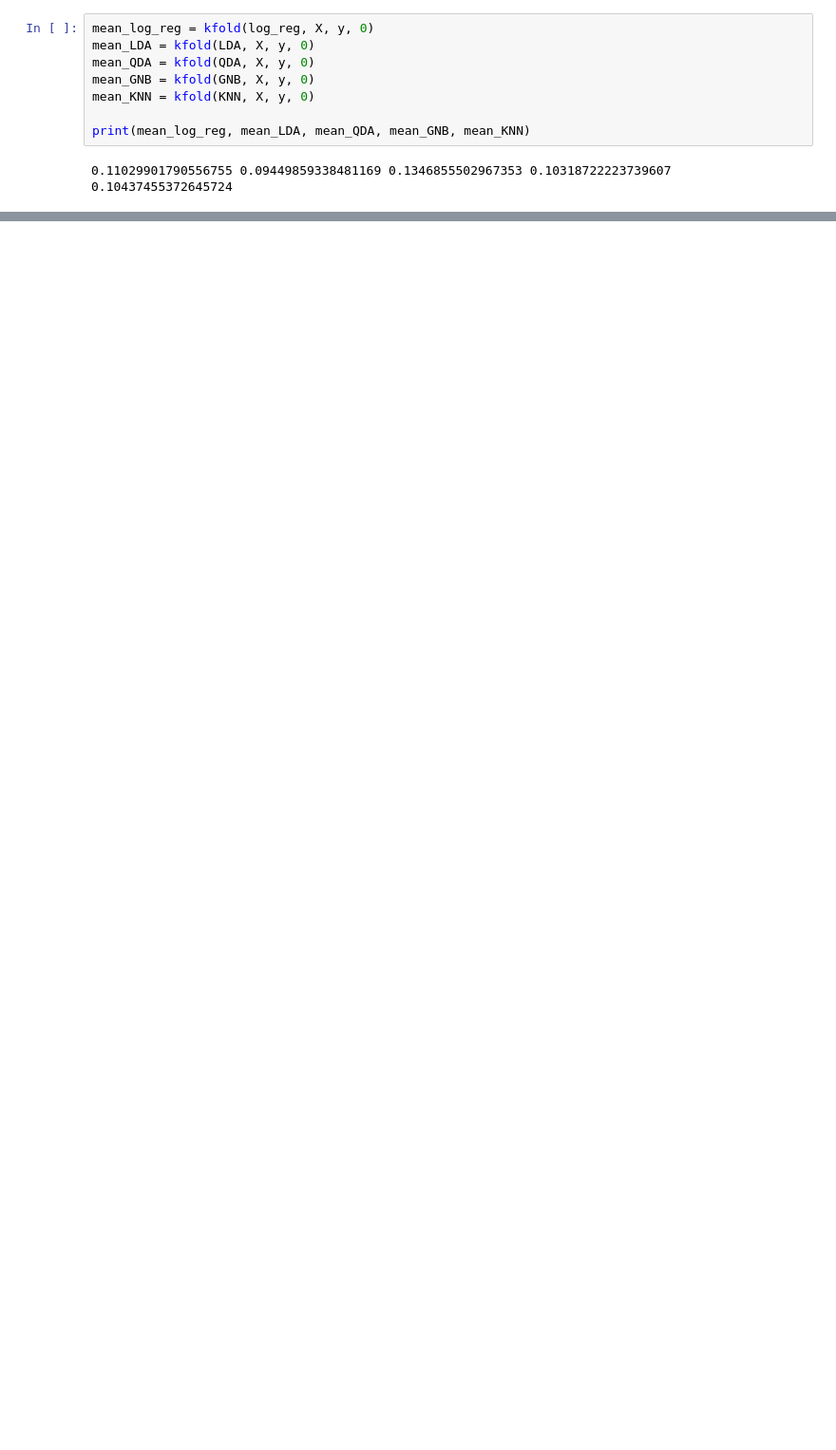
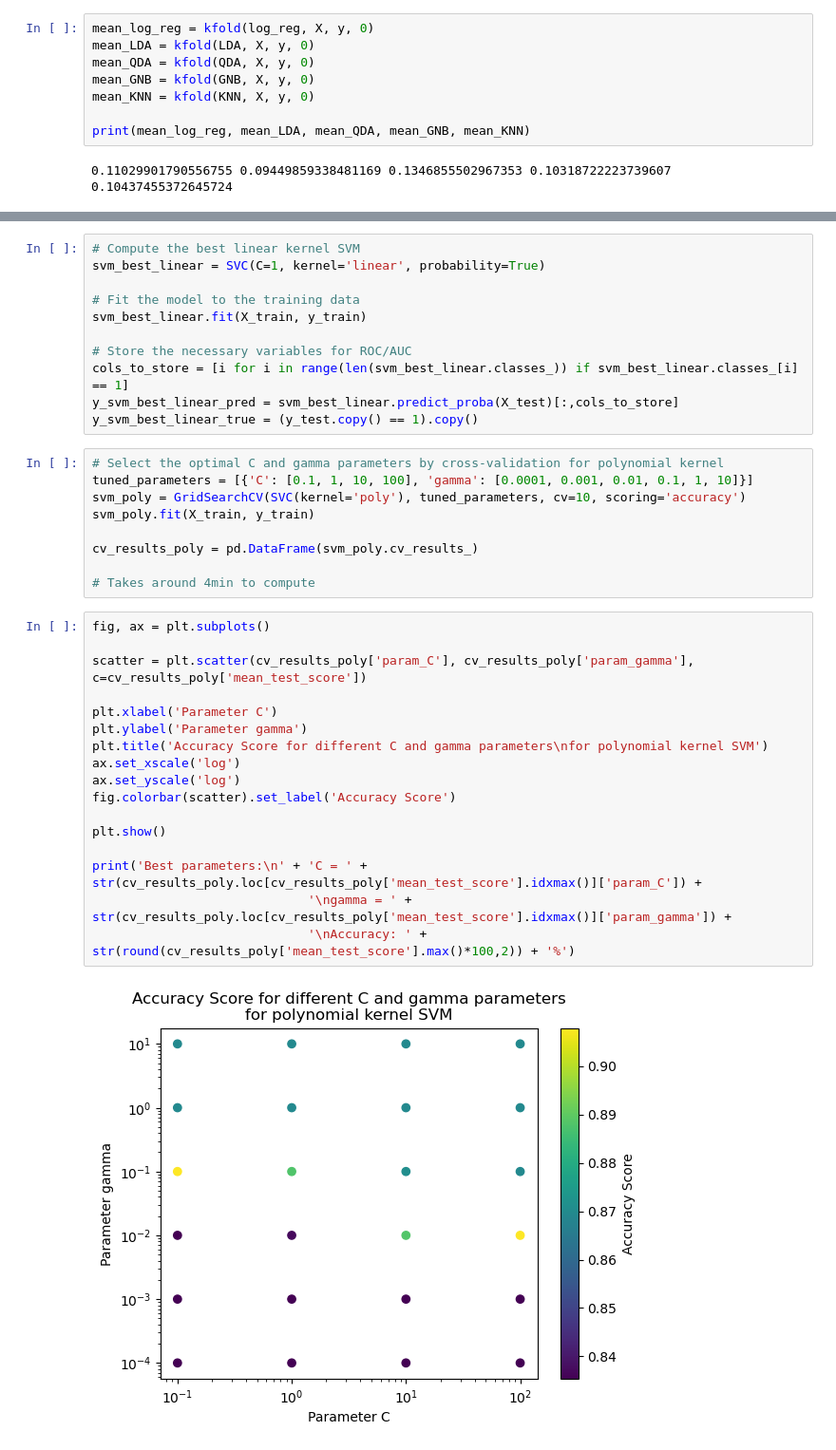
Before and after one commit to andrelopes2001/AA_Project_G6, a Jupyter notebook: code/data/data_analysis.ipynb, the cells around one changed output, grey strips where cells are left out. Shown at 95% size. Saved outputs shown, nothing was run; the diff lists cells and outputs as text; blank space fills up the shorter version.

```diff
--- a/code/data/data_analysis.ipynb
+++ b/code/data/data_analysis.ipynb
@@ -479,0 +640,39 @@ print(mean_log_reg, mean_LDA, mean_QDA, mean_GNB, mean_KNN)
+# %%
+# Compute the best linear kernel SVM
+svm_best_linear = SVC(C=1, kernel='linear', probability=True)
+
+# Fit the model to the training data
+svm_best_linear.fit(X_train, y_train)
+
+# Store the necessary variables for ROC/AUC
+cols_to_store = [i for i in range(len(svm_best_linear.classes_)) if svm_best_linear.classes_[i] == 1]
+y_svm_best_linear_pred = svm_best_linear.predict_proba(X_test)[:,cols_to_store]
+y_svm_best_linear_true = (y_test.copy() == 1).copy()
+# %%
+# Select the optimal C and gamma parameters by cross-validation for polynomial kernel
+tuned_parameters = [{'C': [0.1, 1, 10, 100], 'gamma': [0.0001, 0.001, 0.01, 0.1, 1, 10]}]
+svm_poly = GridSearchCV(SVC(kernel='poly'), tuned_parameters, cv=10, scoring='accuracy')
+svm_poly.fit(X_train, y_train)
+
+cv_results_poly = pd.DataFrame(svm_poly.cv_results_)
+
+# Takes around 4min to compute
+# %%
+fig, ax = plt.subplots()
+
+scatter = plt.scatter(cv_results_poly['param_C'], cv_results_poly['param_gamma'], c=cv_results_poly['mean_test_score'])
+
+plt.xlabel('Parameter C')
+plt.ylabel('Parameter gamma')
+plt.title('Accuracy Score for different C and gamma parameters\nfor polynomial kernel SVM')
+ax.set_xscale('log')
+ax.set_yscale('log')
+fig.colorbar(scatter).set_label('Accuracy Score')
+
+plt.show()
+
+print('Best parameters:\n' + 'C = ' + str(cv_results_poly.loc[cv_results_poly['mean_test_score'].idxmax()]['param_C']) +
+                             '\ngamma = ' +  str(cv_results_poly.loc[cv_results_poly['mean_test_score'].idxmax()]['param_gamma']) +
+                             '\nAccuracy: ' + str(round(cv_results_poly['mean_test_score'].max()*100,2)) + '%')
+# %% [output]
+[figure, added]
```
Also changed, not shown: parts of 32 cells of this notebook, 4 other files.
